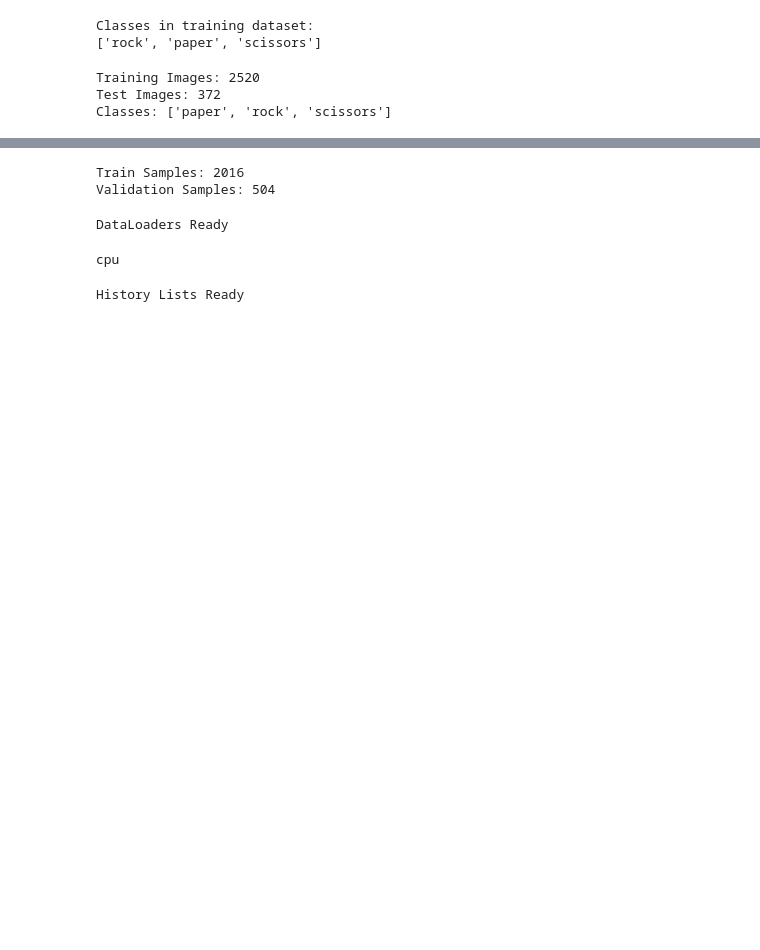
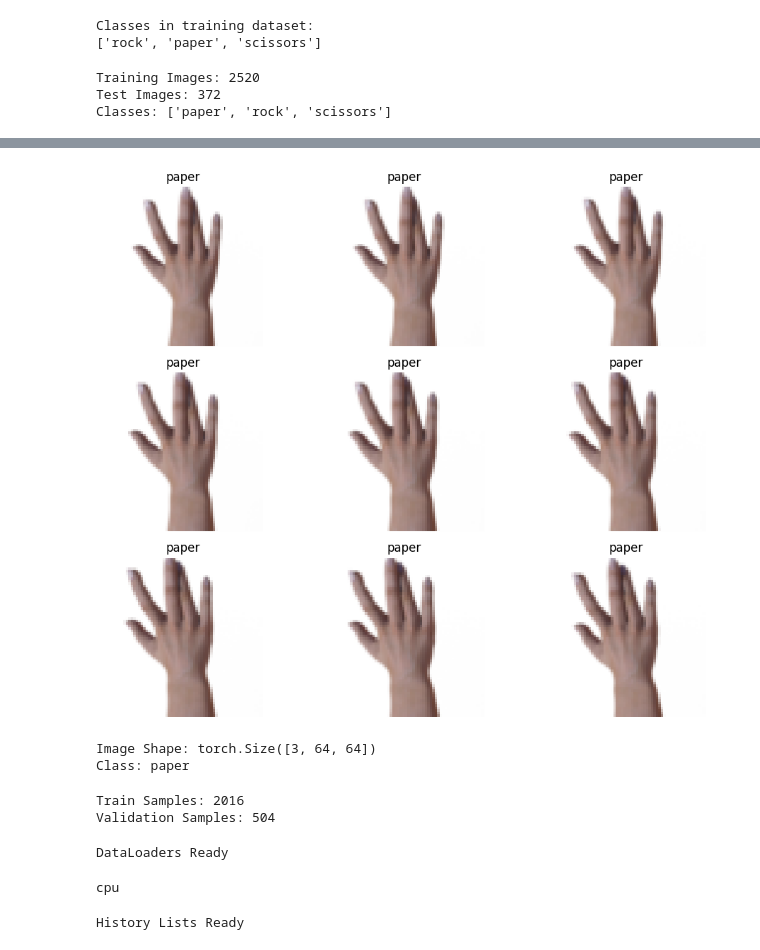
Before and after one commit to aronnaiqbal/220153_CNN-Image-Classification, a Jupyter notebook: 220153_CNN_Image_Classification.ipynb, the cells around one changed output, grey strips where cells are left out. Drawn from its saved outputs; the diff is of its cells as text; code cells hidden in the pictures; blank space fills up the shorter version.

```diff
--- a/220153_CNN_Image_Classification.ipynb
+++ b/220153_CNN_Image_Classification.ipynb
@@ -80,3 +148,34 @@ Classes: ['paper', 'rock', 'scissors']
+# %%
+plt.figure(figsize=(10,8))
+
+for i in range(9):
+
+    image, label = train_dataset[i]
+
+    image = image.permute(1, 2, 0)
+
+    image = (image * 0.5) + 0.5
+
+    plt.subplot(3,3,i+1)
+
+    plt.imshow(image)
+
+    plt.title(train_dataset.classes[label])
+
+    plt.axis("off")
+
+plt.tight_layout()
+plt.show()
+# %% [output]
+[figure, added]
+# %%
+image, label = train_dataset[0]
+
+print("Image Shape:", image.shape)
+print("Class:", train_dataset.classes[label])
+# %% [output]
+Image Shape: torch.Size([3, 64, 64])
+Class: paper
 # %%
 train_size = int(0.8 * len(train_dataset))
 val_size = len(train_dataset) - train_size
```
Also changed, not shown: parts of 14 cells of this notebook.
